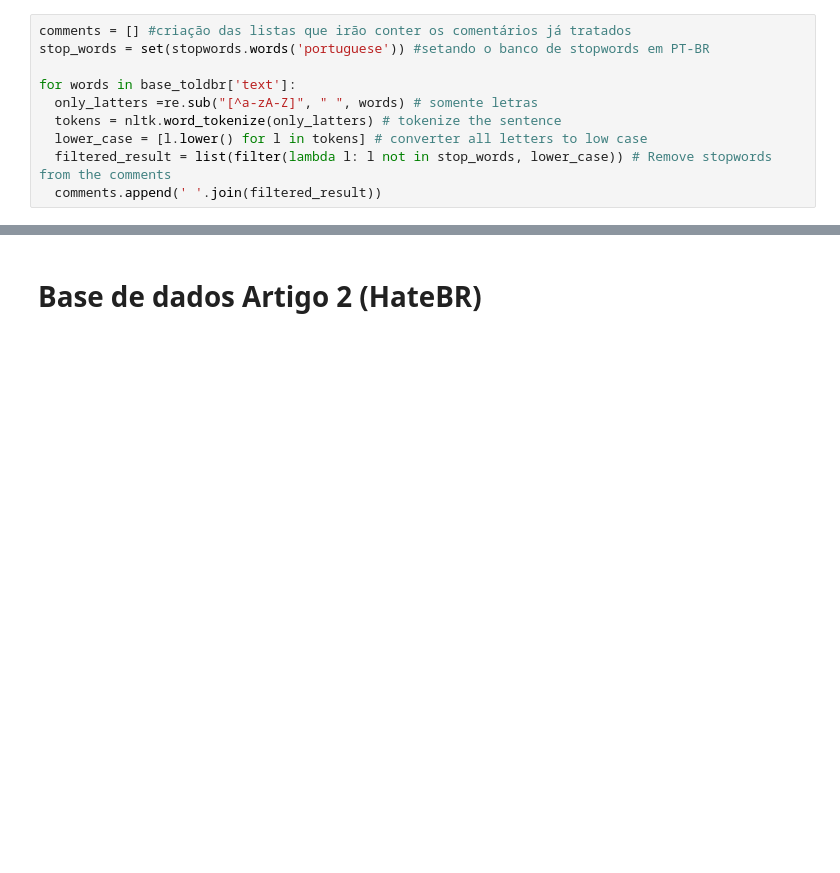
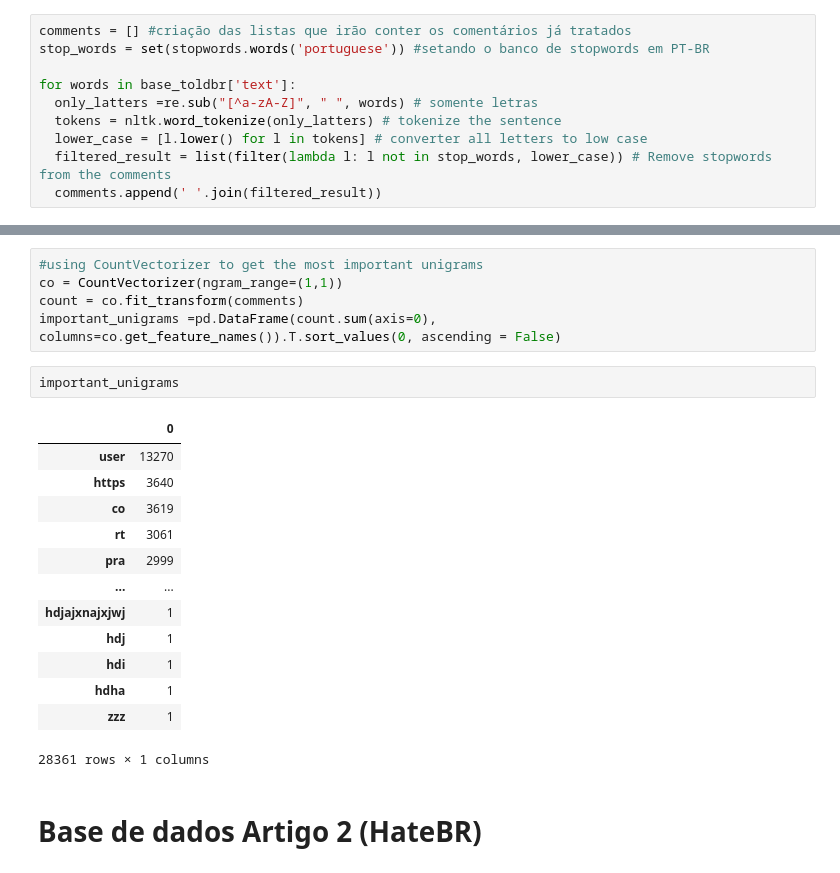
Before and after one commit to GGMmattos/Modelo-de-Deteccao-de-Linguagem-Ofensiva, a Jupyter notebook: PIC_Construção_de_modelos_de_detecção_automática_de_linguagem_ofensiva_e_ou_de_ódio_em_língua_portuguesa_.ipynb, the cells around one changed output, grey strips where cells are left out. Drawn from its saved outputs; the diff is of its cells as text; blank space fills up the shorter version.

```diff
--- a/PIC_Construção_de_modelos_de_detecção_automática_de_linguagem_ofensiva_e_ou_de_ódio_em_língua_portuguesa_.ipynb
+++ b/PIC_Construção_de_modelos_de_detecção_automática_de_linguagem_ofensiva_e_ou_de_ódio_em_língua_portuguesa_.ipynb
@@ -193,3 +207,24 @@ plt.show()
+# %%
+#using CountVectorizer to get the most important unigrams
+co = CountVectorizer(ngram_range=(1,1))
+count = co.fit_transform(comments)
+important_unigrams =pd.DataFrame(count.sum(axis=0), columns=co.get_feature_names()).T.sort_values(0, ascending = False)
+# %%
+important_unigrams
+# %% [output]
+|  | 0 |
+| user | 13270 |
+| https | 3640 |
+| co | 3619 |
+| rt | 3061 |
+| pra | 2999 |
+| ... | ... |
+| hdjajxnajxjwj | 1 |
+| hdj | 1 |
+| hdi | 1 |
+| hdha | 1 |
+| zzz | 1 |
+28361 rows × 1 columns
 # %% [markdown]
 
 # Base de dados Artigo 2 (HateBR)
```
Also changed, not shown: parts of 15 cells of this notebook.
